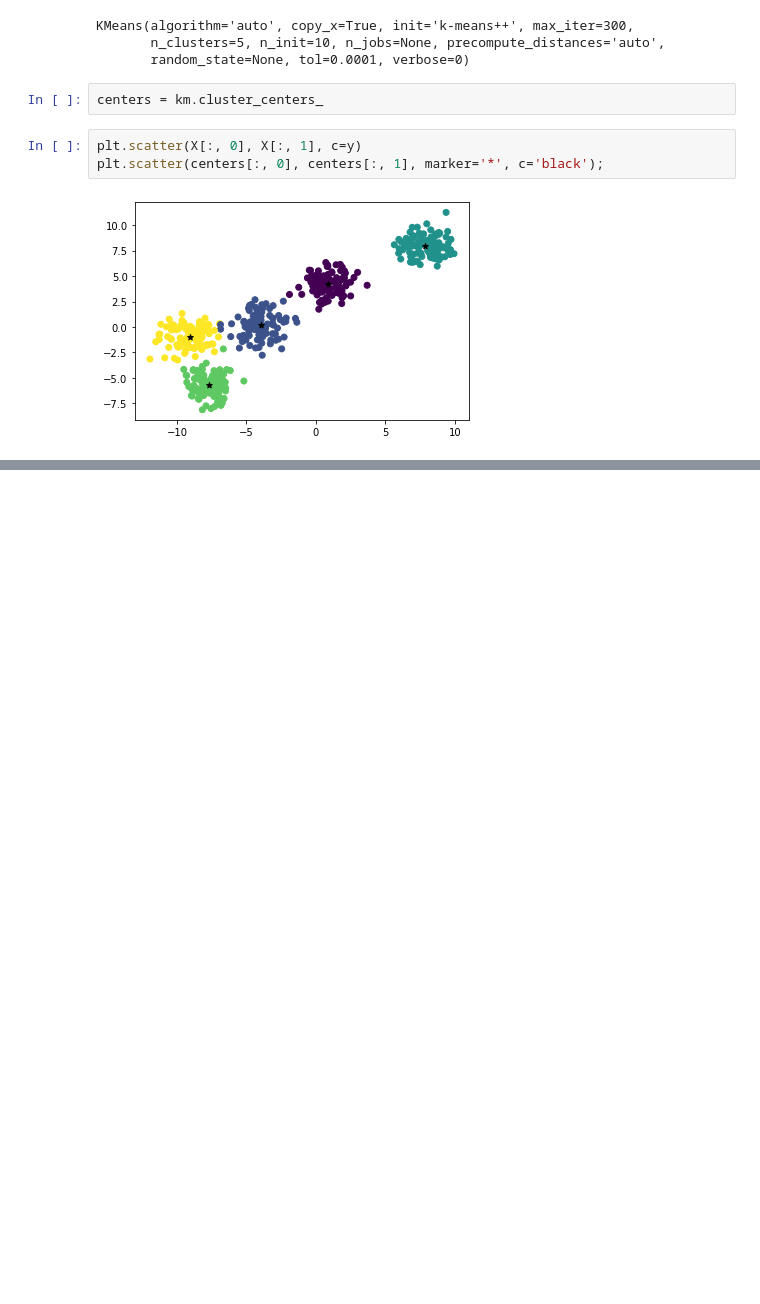
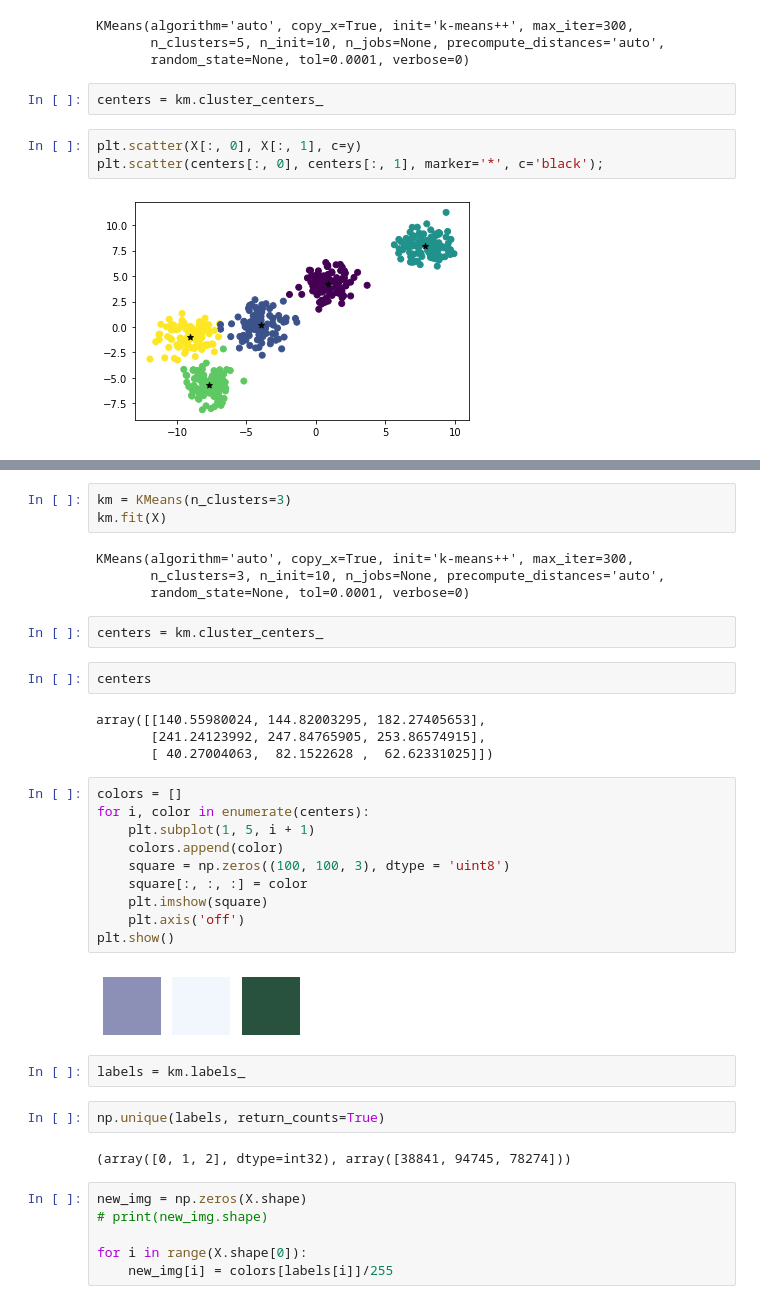
Before and after one commit to macabdul9/image-segmentation, a Jupyter notebook: dominant-color-extraction.ipynb, the cells around one changed output, grey strips where cells are left out. Drawn from its saved outputs; the diff is of its cells as text; blank space fills up the shorter version.

```diff
--- a/dominant-color-extraction.ipynb
+++ b/dominant-color-extraction.ipynb
@@ -83,0 +108,39 @@ plt.scatter(centers[:, 0], centers[:, 1], marker='*', c='black');
+# %%
+km = KMeans(n_clusters=3)
+km.fit(X)
+# %% [output]
+KMeans(algorithm='auto', copy_x=True, init='k-means++', max_iter=300,
+       n_clusters=3, n_init=10, n_jobs=None, precompute_distances='auto',
+       random_state=None, tol=0.0001, verbose=0)
+# %%
+centers = km.cluster_centers_
+# %%
+centers
+# %% [output]
+array([[140.55980024, 144.82003295, 182.27405653],
+       [241.24123992, 247.84765905, 253.86574915],
+       [ 40.27004063,  82.1522628 ,  62.62331025]])
+# %%
+colors = []
+for i, color in enumerate(centers):
+    plt.subplot(1, 5, i + 1)
+    colors.append(color)
+    square = np.zeros((100, 100, 3), dtype = 'uint8')
+    square[:, :, :] = color
+    plt.imshow(square)
+    plt.axis('off')
+plt.show()
+# %% [output]
+[figure, added]
+# %%
+labels = km.labels_
+# %%
+np.unique(labels, return_counts=True)
+# %% [output]
+(array([0, 1, 2], dtype=int32), array([38841, 94745, 78274]))
+# %%
+new_img = np.zeros(X.shape)
+# print(new_img.shape)
+
+for i in range(X.shape[0]):
+    new_img[i] = colors[labels[i]]/255
```
Also changed, not shown: parts of 8 cells of this notebook, 3 other files.
